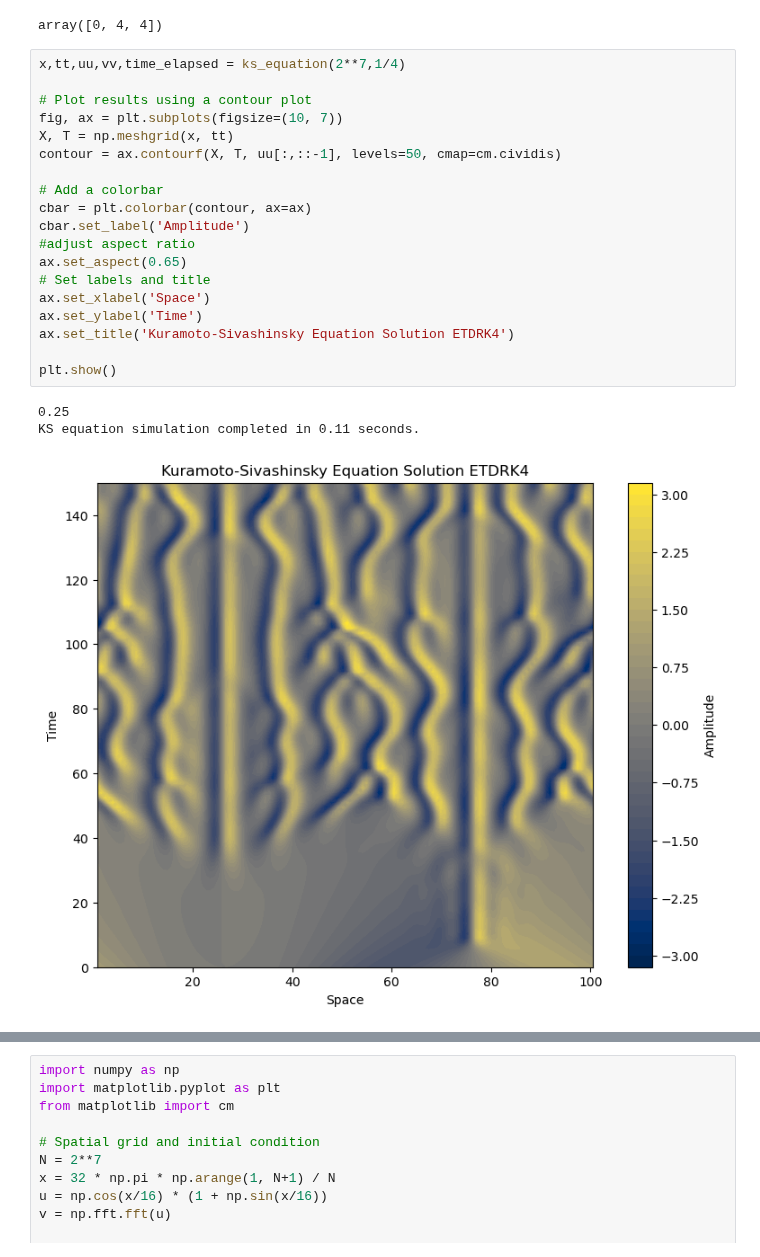
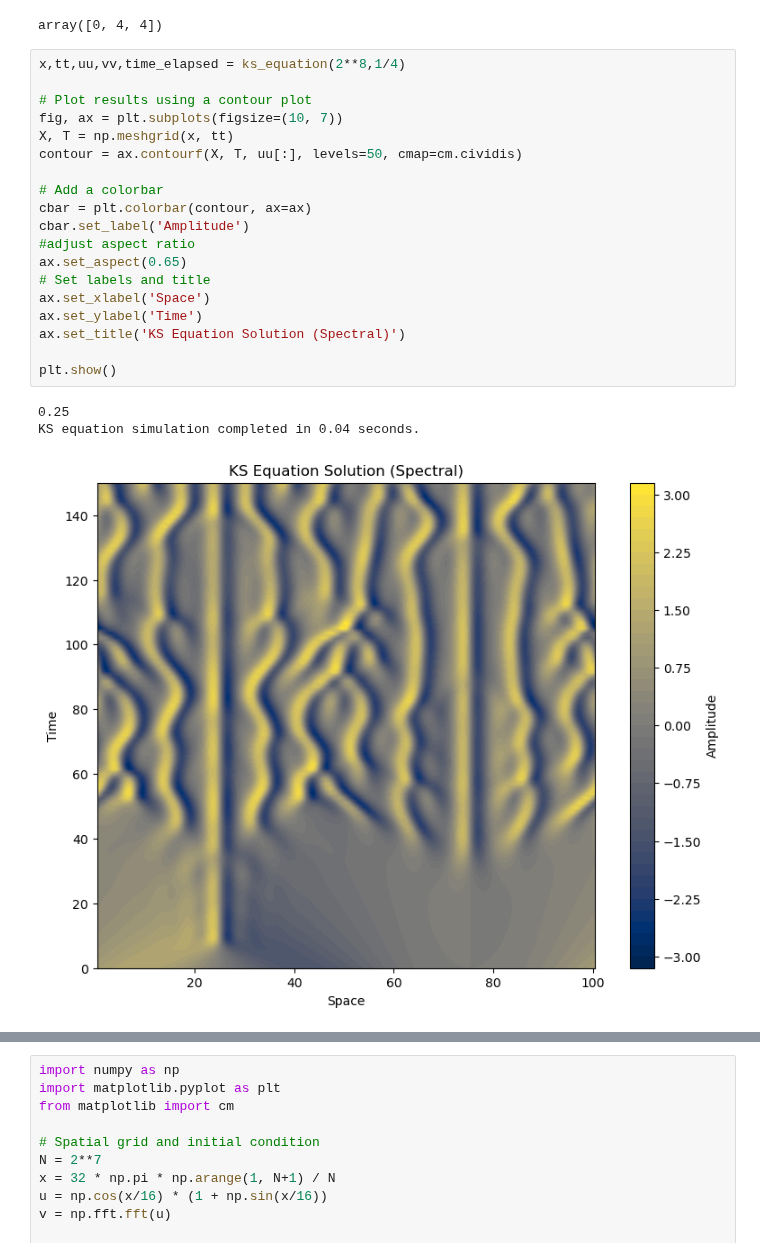
Before and after one commit to Gaffeyh/Research_Project, a Jupyter notebook: KS_eq.ipynb, the cells around one changed output, grey strips where cells are left out. Drawn from its saved outputs; the diff is of its cells as text.

```diff
--- a/KS_eq.ipynb
+++ b/KS_eq.ipynb
@@ -76,25 +76,25 @@ a*b
 # %% [output]
 array([0, 4, 4])
 # %%
-x,tt,uu,vv,time_elapsed = ks_equation(2**7,1/4)
+x,tt,uu,vv,time_elapsed = ks_equation(2**8,1/4)
 
 # Plot results using a contour plot
 fig, ax = plt.subplots(figsize=(10, 7))
 X, T = np.meshgrid(x, tt)
-contour = ax.contourf(X, T, uu[:,::-1], levels=50, cmap=cm.cividis)
+contour = ax.contourf(X, T, uu[:], levels=50, cmap=cm.cividis)
 
 # Add a colorbar
 cbar = plt.colorbar(contour, ax=ax)
 cbar.set_label('Amplitude')
 #adjust aspect ratio
 ax.set_aspect(0.65)
 # Set labels and title
 ax.set_xlabel('Space')
 ax.set_ylabel('Time')
-ax.set_title('Kuramoto-Sivashinsky Equation Solution ETDRK4')
+ax.set_title('KS Equation Solution (Spectral)')
 
 plt.show()
 # %% [output]
 0.25
-KS equation simulation completed in 0.11 seconds.
+KS equation simulation completed in 0.04 seconds.
-[figure, old version]
+[figure, new version]
```
Also changed, not shown: parts of 4 cells of this notebook, 7 other files.
